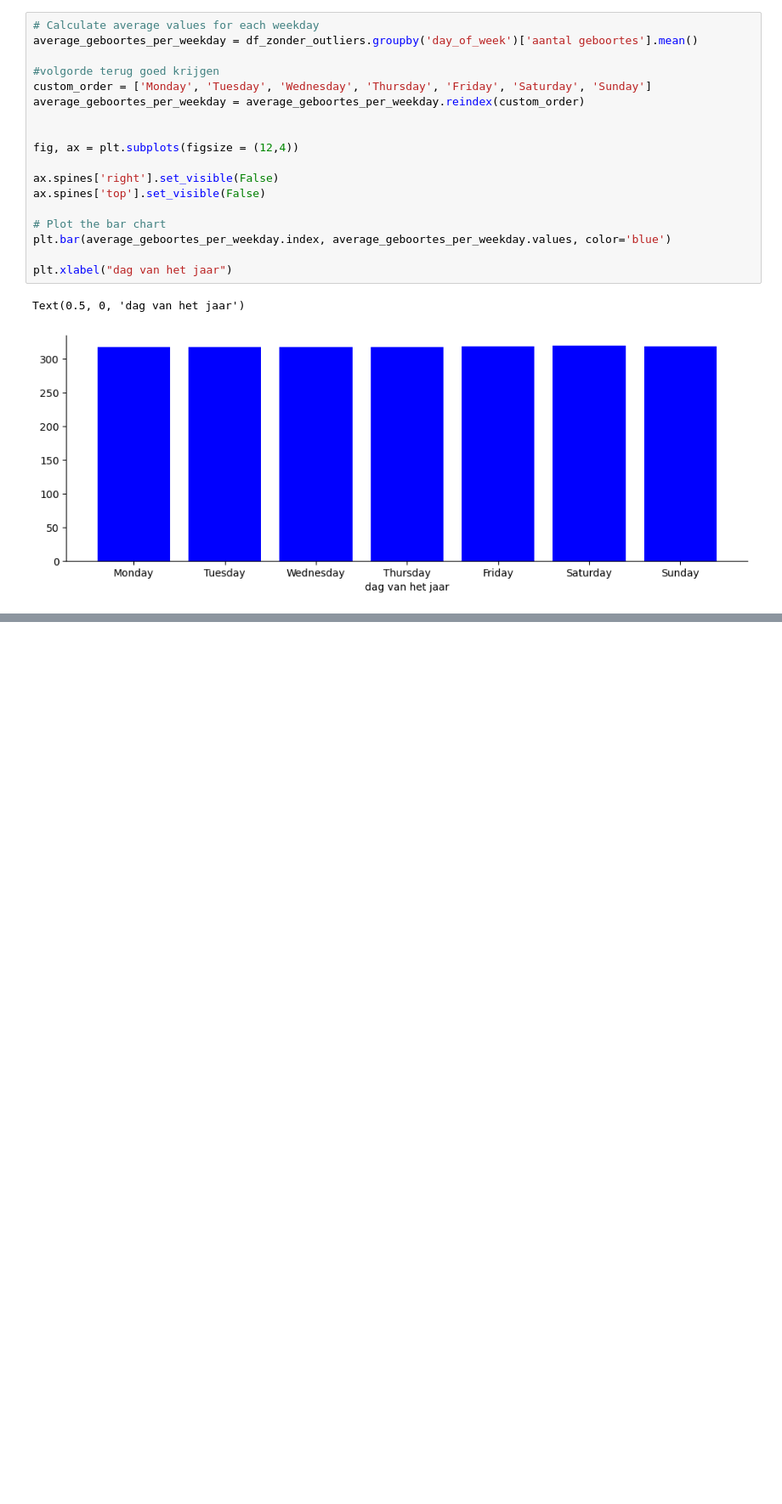
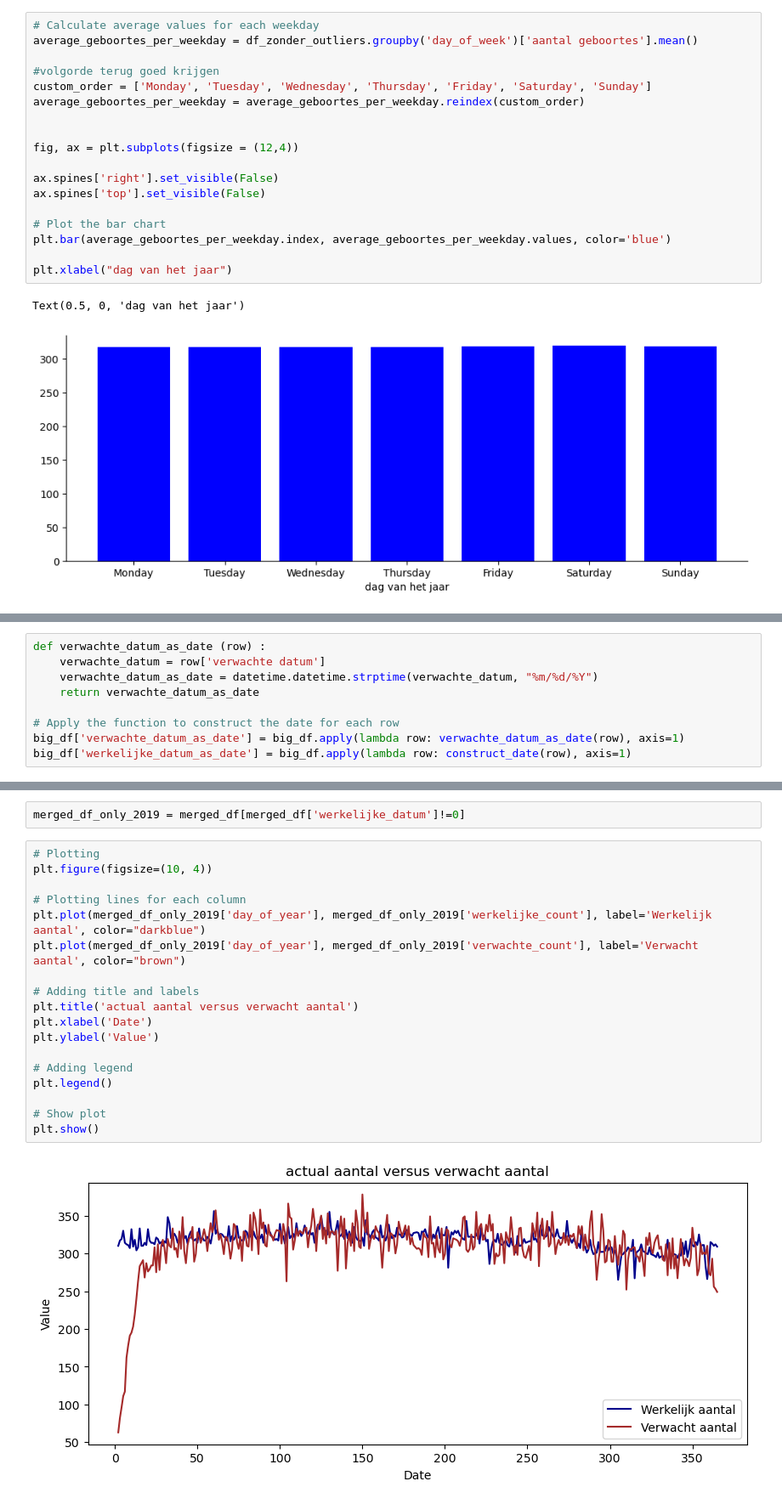
Before and after one commit to GerritGeens/Examen_Gerrit, a Jupyter notebook: examen_deel1.ipynb, the cells around one changed output, grey strips where cells are left out. Shown: that part at 85% size. Cells and saved outputs as stored; diff of their text form; blank space fills up the shorter version.

```diff
--- a/examen_deel1.ipynb
+++ b/examen_deel1.ipynb
@@ -325,0 +470,9 @@ Text(0.5, 0, 'dag van het jaar')
+# %%
+def verwachte_datum_as_date (row) :
+    verwachte_datum = row['verwachte datum']
+    verwachte_datum_as_date = datetime.datetime.strptime(verwachte_datum, "%m/%d/%Y")
+    return verwachte_datum_as_date
+
+# Apply the function to construct the date for each row
+big_df['verwachte_datum_as_date'] = big_df.apply(lambda row: verwachte_datum_as_date(row), axis=1)
+big_df['werkelijke_datum_as_date'] = big_df.apply(lambda row: construct_date(row), axis=1)
@@ -325,0 +532,22 @@ Text(0.5, 0, 'dag van het jaar')
+# %%
+merged_df_only_2019 = merged_df[merged_df['werkelijke_datum']!=0]
+# %%
+# Plotting
+plt.figure(figsize=(10, 4))
+
+# Plotting lines for each column
+plt.plot(merged_df_only_2019['day_of_year'], merged_df_only_2019['werkelijke_count'], label='Werkelijk aantal', color="darkblue")
+plt.plot(merged_df_only_2019['day_of_year'], merged_df_only_2019['verwachte_count'], label='Verwacht aantal', color="brown")
+
+# Adding title and labels
+plt.title('actual aantal versus verwacht aantal')
+plt.xlabel('Date')
+plt.ylabel('Value')
+
+# Adding legend
+plt.legend()
+
+# Show plot
+plt.show()
+# %% [output]
+[figure, added]
```
Also changed, not shown: parts of 23 cells of this notebook, 1 other file.
